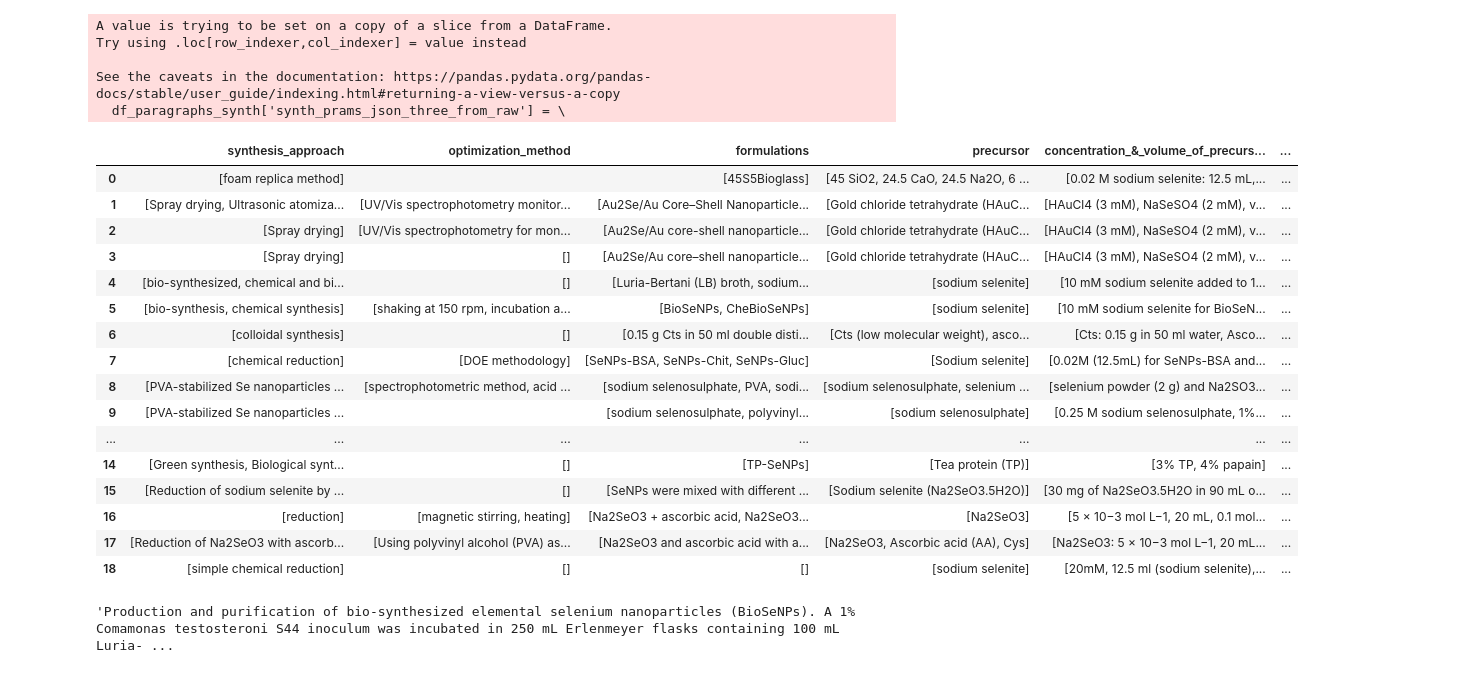
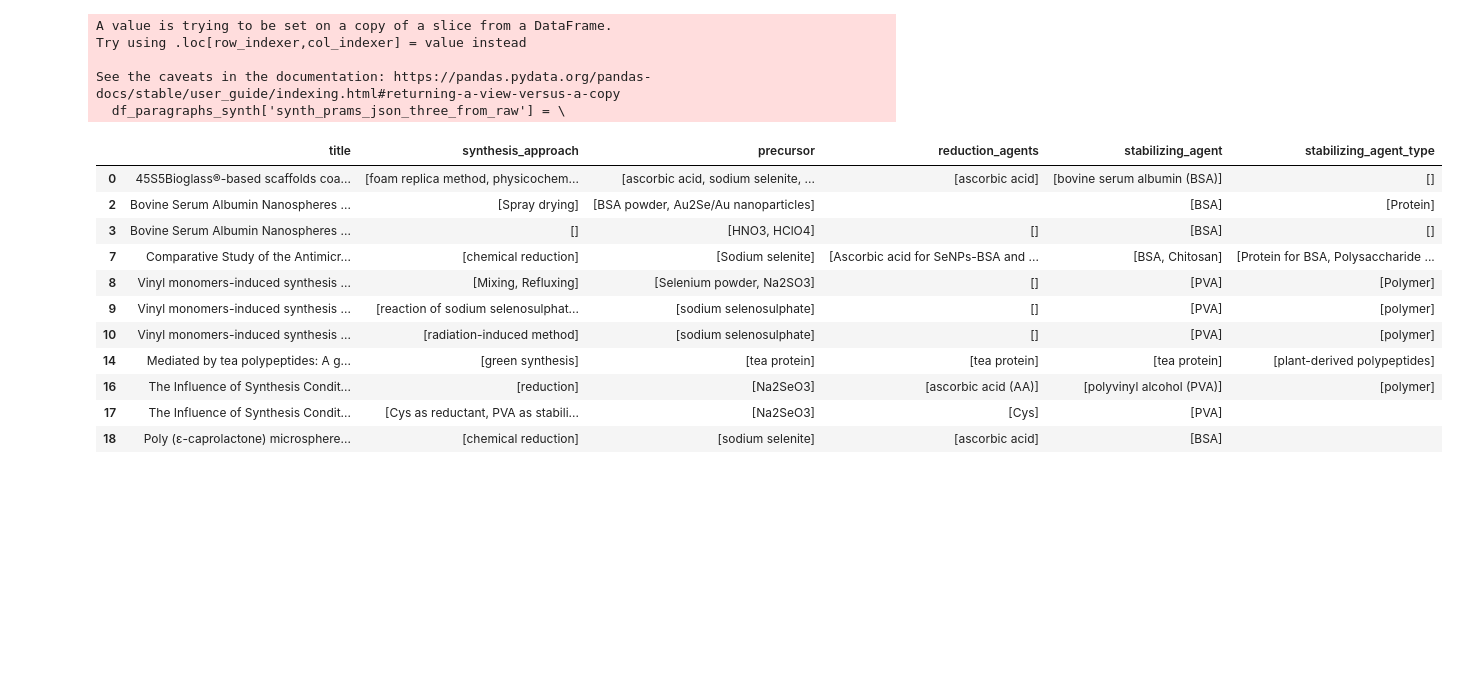
Before and after one commit to zorankiki/gpt4_for_SeNp_research, a Jupyter notebook: synth_parameters_extraction_demo.ipynb, the cells around one changed output. Saved outputs shown, nothing was run; the diff lists cells and outputs as text; code cells hidden in the pictures; blank space fills up the shorter version.

Commit message:
extraction demo stabilizers polymers and proteins from reserach articles

````diff
--- a/synth_parameters_extraction_demo.ipynb
+++ b/synth_parameters_extraction_demo.ipynb
@@ -103,28 +103,3 @@ Try using .loc[row_indexer,col_indexer] = value instead
 
 See the caveats in the documentation: https://pandas.pydata.org/pandas-docs/stable/user_guide/indexing.html#returning-a-view-versus-a-copy
   df_paragraphs_synth['synth_prams_json_three_from_raw'] = \
-# %%
-pd.DataFrame(df_paragraphs_synth['synth_prams_json_three_from_raw']\
-.map(lambda x: json.loads(x.replace('json', '').replace('```', ''))).tolist())
-# %% [output]
-|  | synthesis_approach | optimization_method | formulations | precursor | concentration_&_volume_of_precurs... | ... |
-| 0 | [foam replica method] |  | [45S5Bioglass] | [45 SiO2, 24.5 CaO, 24.5 Na2O, 6 ... | [0.02 M sodium selenite: 12.5 mL,... | ... |
-| 1 | [Spray drying, Ultrasonic atomiza... | [UV/Vis spectrophotometry monitor... | [Au2Se/Au Core–Shell Nanoparticle... | [Gold chloride tetrahydrate (HAuC... | [HAuCl4 (3 mM), NaSeSO4 (2 mM), v... | ... |
-| 2 | [Spray drying] | [UV/Vis spectrophotometry for mon... | [Au2Se/Au core-shell nanoparticle... | [Gold chloride tetrahydrate (HAuC... | [HAuCl4 (3 mM), NaSeSO4 (2 mM), v... | ... |
-| 3 | [Spray drying] | [] | [Au2Se/Au core–shell nanoparticle... | [Gold chloride tetrahydrate (HAuC... | [HAuCl4 (3 mM), NaSeSO4 (2 mM), v... | ... |
-| 4 | [bio-synthesized, chemical and bi... | [] | [Luria-Bertani (LB) broth, sodium... | [sodium selenite] | [10 mM sodium selenite added to 1... | ... |
-| 5 | [bio-synthesis, chemical synthesis] | [shaking at 150 rpm, incubation a... | [BioSeNPs, CheBioSeNPs] | [sodium selenite] | [10 mM sodium selenite for BioSeN... | ... |
-| 6 | [colloidal synthesis] | [] | [0.15 g Cts in 50 ml double disti... | [Cts (low molecular weight), asco... | [Cts: 0.15 g in 50 ml water, Asco... | ... |
-| 7 | [chemical reduction] | [DOE methodology] | [SeNPs-BSA, SeNPs-Chit, SeNPs-Gluc] | [Sodium selenite] | [0.02M (12.5mL) for SeNPs-BSA and... | ... |
-| 8 | [PVA-stabilized Se nanoparticles ... | [spectrophotometric method, acid ... | [sodium selenosulphate, PVA, sodi... | [sodium selenosulphate, selenium ... | [selenium powder (2 g) and Na2SO3... | ... |
-| 9 | [PVA-stabilized Se nanoparticles ... |  | [sodium selenosulphate, polyvinyl... | [sodium selenosulphate] | [0.25 M sodium selenosulphate, 1%... | ... |
-| ... | ... | ... | ... | ... | ... | ... |
-| 14 | [Green synthesis, Biological synt... | [] | [TP-SeNPs] | [Tea protein (TP)] | [3% TP, 4% papain] | ... |
-| 15 | [Reduction of sodium selenite by ... | [] | [SeNPs were mixed with different ... | [Sodium selenite (Na2SeO3.5H2O)] | [30 mg of Na2SeO3.5H2O in 90 mL o... | ... |
-| 16 | [reduction] | [magnetic stirring, heating] | [Na2SeO3 + ascorbic acid, Na2SeO3... | [Na2SeO3] | [5 × 10−3 mol L−1, 20 mL, 0.1 mol... | ... |
-| 17 | [Reduction of Na2SeO3 with ascorb... | [Using polyvinyl alcohol (PVA) as... | [Na2SeO3 and ascorbic acid with a... | [Na2SeO3, Ascorbic acid (AA), Cys] | [Na2SeO3: 5 × 10−3 mol L−1, 20 mL... | ... |
-| 18 | [simple chemical reduction] | [] | [] | [sodium selenite] | [20mM, 12.5 ml (sodium selenite),... | ... |
-# %%
-df_paragraphs_synth['sections'].map(lambda x: x.get('text')).iloc[4]
-# %% [output]
-'Production and purification of bio-synthesized elemental selenium nanoparticles (BioSeNPs). A 1% Comamonas testosteroni S44 inoculum was incubated in 250 mL Erlenmeyer flasks containing 100 mL Luria- ...
@@ -130,0 +111,23 @@ df_paragraphs_synth['sections'].map(lambda x: x.get('text')).iloc[4]
+# %%
+df_jsons_protein = \
+pd.concat([df_paragraphs_synth[['title']].reset_index(drop=True),
+df_jsons[['synthesis_approach', 'precursor',
+'reduction_agents',	'stabilizing_agent', 'stabilizing_agent_type']].reset_index(drop=True)], axis=1)
+# %%
+df_jsons_protein[\
+(df_jsons_protein['stabilizing_agent'].map(lambda x: 'BSA' in ','.join(x))) | \
+(df_jsons_protein['stabilizing_agent'].map(lambda x: 'PVA' in ','.join(x))) | \
+(df_jsons_protein['stabilizing_agent'].map(lambda x: 'protein' in ','.join(x)))]
+# %% [output]
+|  | title | synthesis_approach | precursor | reduction_agents | stabilizing_agent | stabilizing_agent_type |
+| 0 | 45S5Bioglass®-based scaffolds coa... | [foam replica method, physicochem... | [ascorbic acid, sodium selenite, ... | [ascorbic acid] | [bovine serum albumin (BSA)] | [] |
+| 2 | Bovine Serum Albumin Nanospheres ... | [Spray drying] | [BSA powder, Au2Se/Au nanoparticles] |  | [BSA] | [Protein] |
+| 3 | Bovine Serum Albumin Nanospheres ... | [] | [HNO3, HClO4] | [] | [BSA] | [] |
+| 7 | Comparative Study of the Antimicr... | [chemical reduction] | [Sodium selenite] | [Ascorbic acid for SeNPs-BSA and ... | [BSA, Chitosan] | [Protein for BSA, Polysaccharide ... |
+| 8 | Vinyl monomers-induced synthesis ... | [Mixing, Refluxing] | [Selenium powder, Na2SO3] | [] | [PVA] | [Polymer] |
+| 9 | Vinyl monomers-induced synthesis ... | [reaction of sodium selenosulphat... | [sodium selenosulphate] | [] | [PVA] | [polymer] |
+| 10 | Vinyl monomers-induced synthesis ... | [radiation-induced method] | [sodium selenosulphate] | [] | [PVA] | [polymer] |
+| 14 | Mediated by tea polypeptides: A g... | [green synthesis] | [tea protein] | [tea protein] | [tea protein] | [plant-derived polypeptides] |
+| 16 | The Influence of Synthesis Condit... | [reduction] | [Na2SeO3] | [ascorbic acid (AA)] | [polyvinyl alcohol (PVA)] | [polymer] |
+| 17 | The Influence of Synthesis Condit... | [Cys as reductant, PVA as stabili... | [Na2SeO3] | [Cys] | [PVA] |  |
+| 18 | Poly (ε-caprolactone) microsphere... | [chemical reduction] | [sodium selenite] | [ascorbic acid] | [BSA] |  |
````
Also changed, not shown: parts of 2 cells of this notebook.
